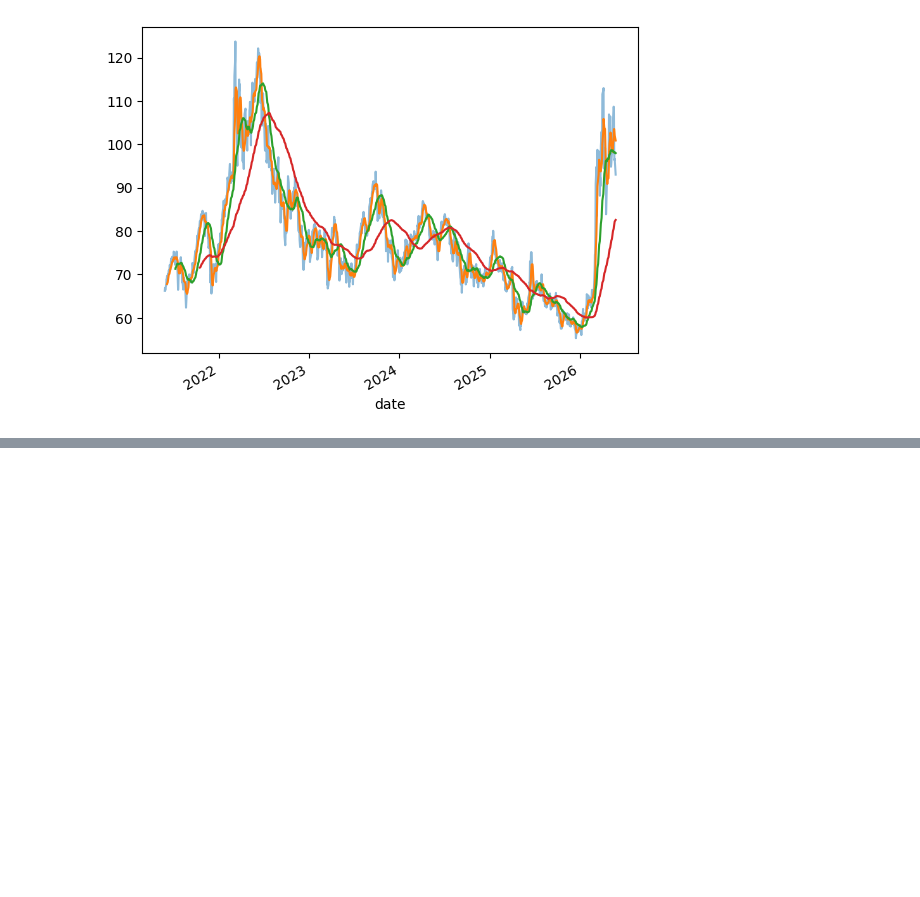
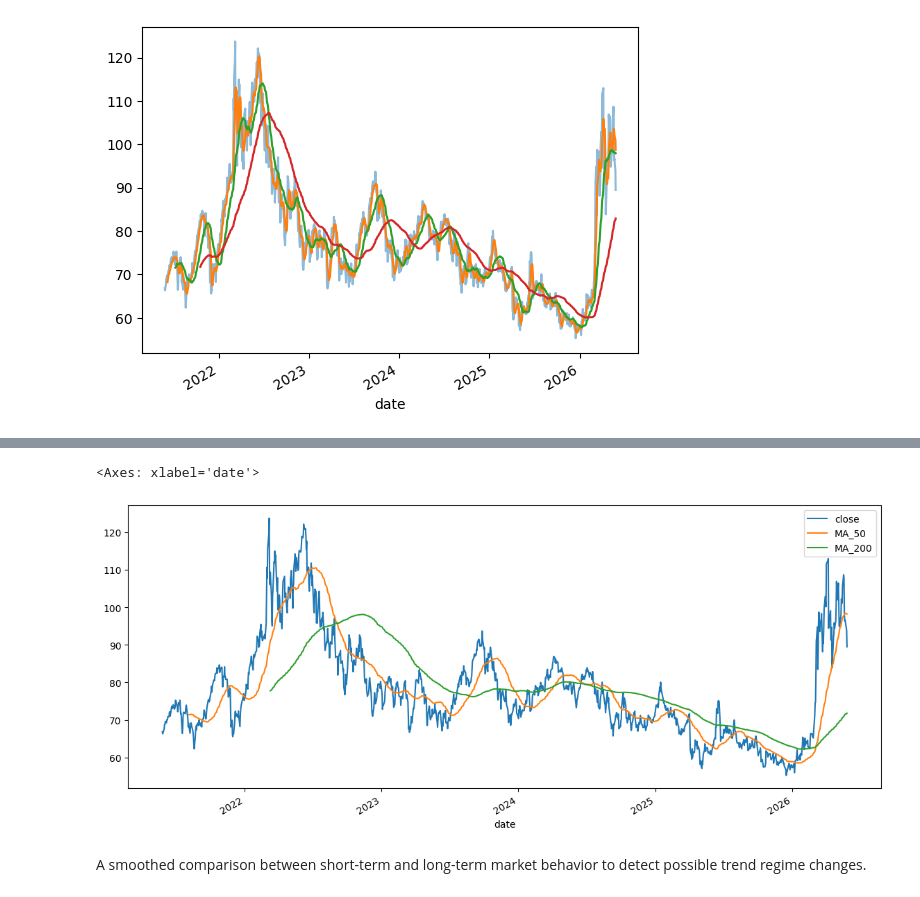
Before and after one commit to farzanekram07/oil-price-trend-analysis, a Jupyter notebook: 01_yahoo_finance_data_loading.ipynb, the cells around one changed output, grey strips where cells are left out. Drawn from its saved outputs; the diff is of its cells as text; code cells hidden in the pictures; blank space fills up the shorter version.

Commit message:
Figuring the trend using MA

```diff
--- a/01_yahoo_finance_data_loading.ipynb
+++ b/01_yahoo_finance_data_loading.ipynb
@@ -511,0 +588,10 @@ wti["close"].rolling(100).mean().plot()
+# %%
+wti["MA_50"] = wti["close"].rolling(50).mean()
+wti["MA_200"] = wti["close"].rolling(200).mean()
+# %%
+wti[["close", "MA_50", "MA_200"]].plot(figsize=(14,6))
+# %% [output]
+<Axes: xlabel='date'>
+[figure, added]
+# %% [markdown]
+A smoothed comparison between short-term and long-term market behavior to detect possible trend regime changes.
```
Also changed, not shown: parts of 35 cells of this notebook.
